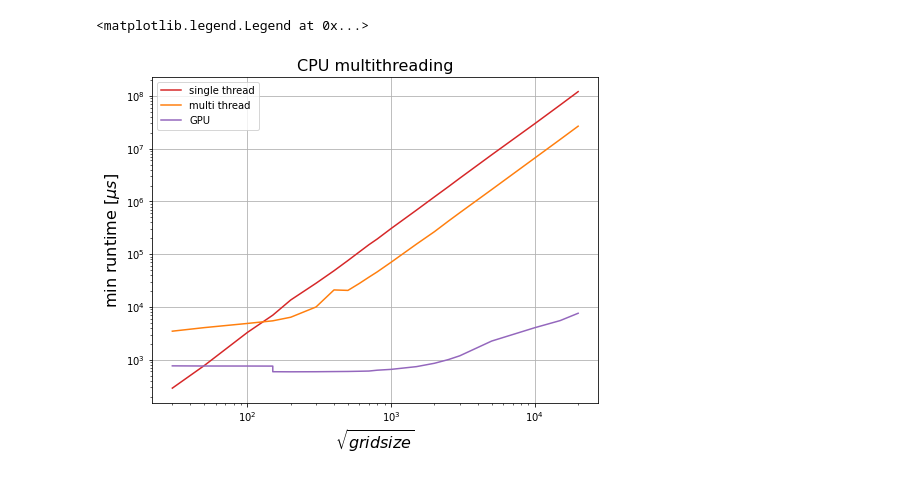
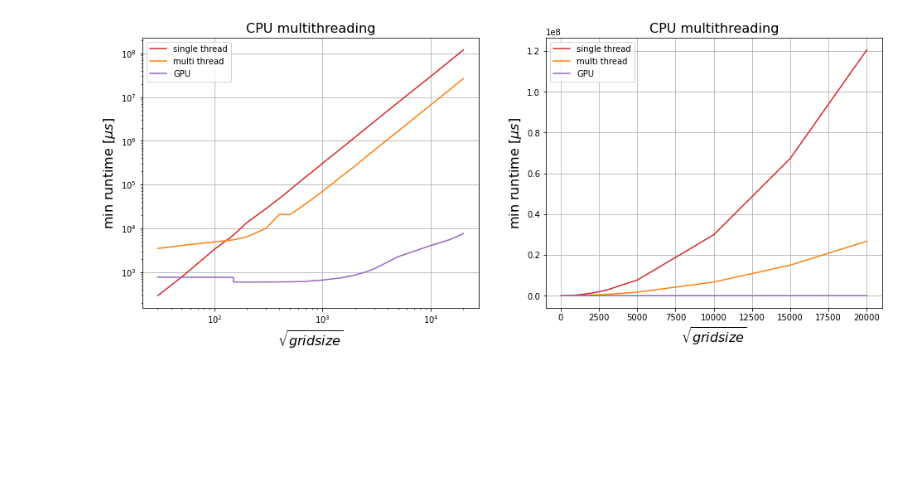
Before and after one commit to Balint831/Conway-visu, a Jupyter notebook: runtime_vis.ipynb, the cells around one changed output. Drawn from its saved outputs; the diff is of its cells as text; code cells hidden in the pictures; blank space fills up the shorter version.

Commit message:
comparing cpu and gpu runtimes2

```diff
--- a/runtime_vis.ipynb
+++ b/runtime_vis.ipynb
@@ -20,18 +20,31 @@ gpu.drop(index = [0,11], inplace = True)
 mp.columns = mp.iloc[0]
 mp.drop(index = [0,11], inplace = True)
 # %%
-plt.figure(figsize=[8,6])
+plt.figure(figsize=[16,6])
+plt.subplot(1,2,1)
 plt.plot(st.min(axis=0), color="tab:red", label="single thread")
 plt.plot(mp.min(axis=0), color ="tab:orange", label="multi thread")
 
 plt.plot(gpu.min(axis=0)*1000, color="tab:purple", label="GPU")
 plt.yscale("log")
 plt.xscale("log")
 plt.title("CPU multithreading", size =16)
 plt.ylabel(r"min runtime [$\mu s$]", size=16)
 plt.xlabel(r"$\sqrt{grid size}$", size=16)
 plt.grid()
 plt.legend()
+
+plt.subplot(1,2,2)
+plt.plot(st.min(axis=0), color="tab:red", label="single thread")
+plt.plot(mp.min(axis=0), color ="tab:orange", label="multi thread")
+
+plt.plot(gpu.min(axis=0)*1000, color="tab:purple", label="GPU")
+
+plt.title("CPU multithreading", size =16)
+plt.ylabel(r"min runtime [$\mu s$]", size=16)
+plt.xlabel(r"$\sqrt{grid size}$", size=16)
+plt.grid()
+plt.legend()
+plt.savefig("pics/comparison.png")
 # %% [output]
-<matplotlib.legend.Legend at 0x...>
-[figure, old version]
+[figure, new version]
```
Also changed, not shown: parts of 2 cells of this notebook.
